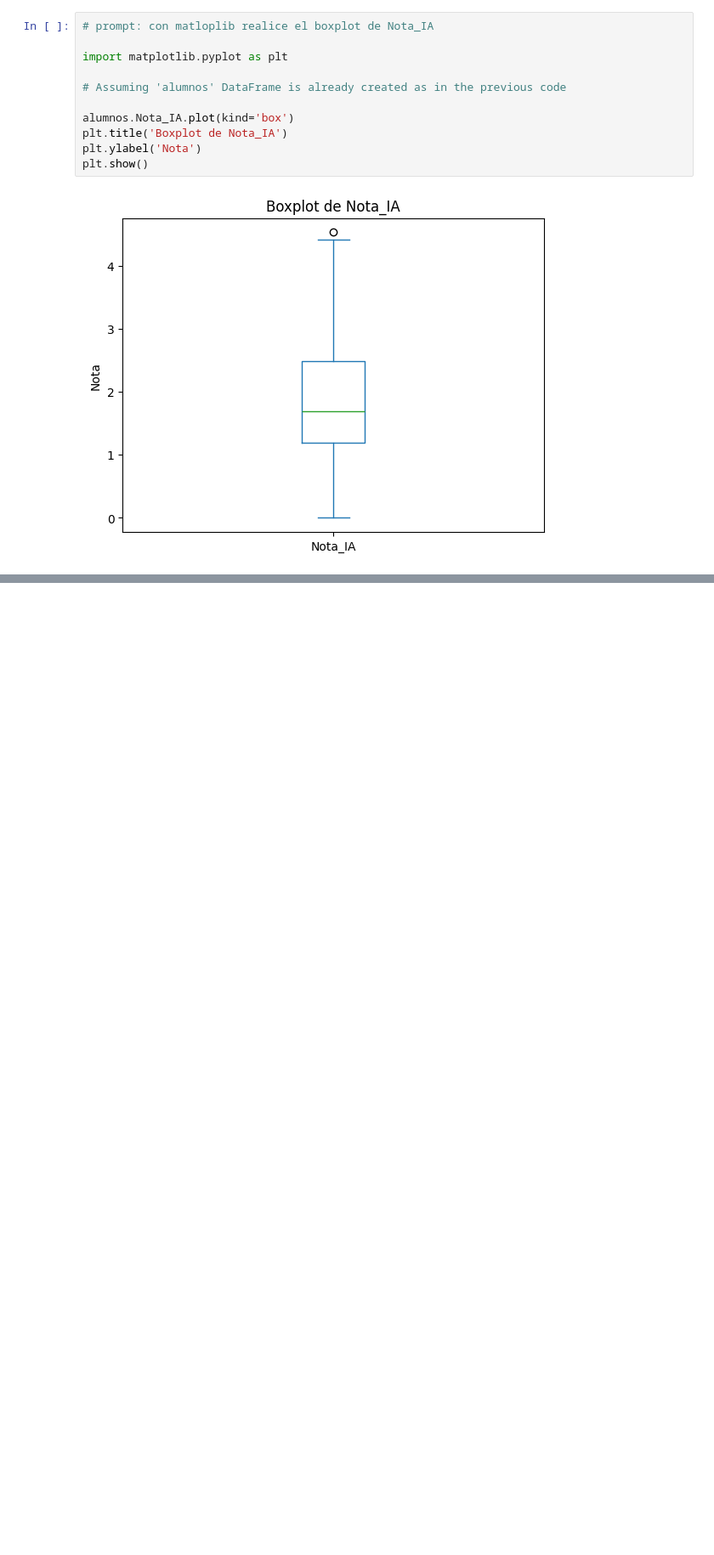
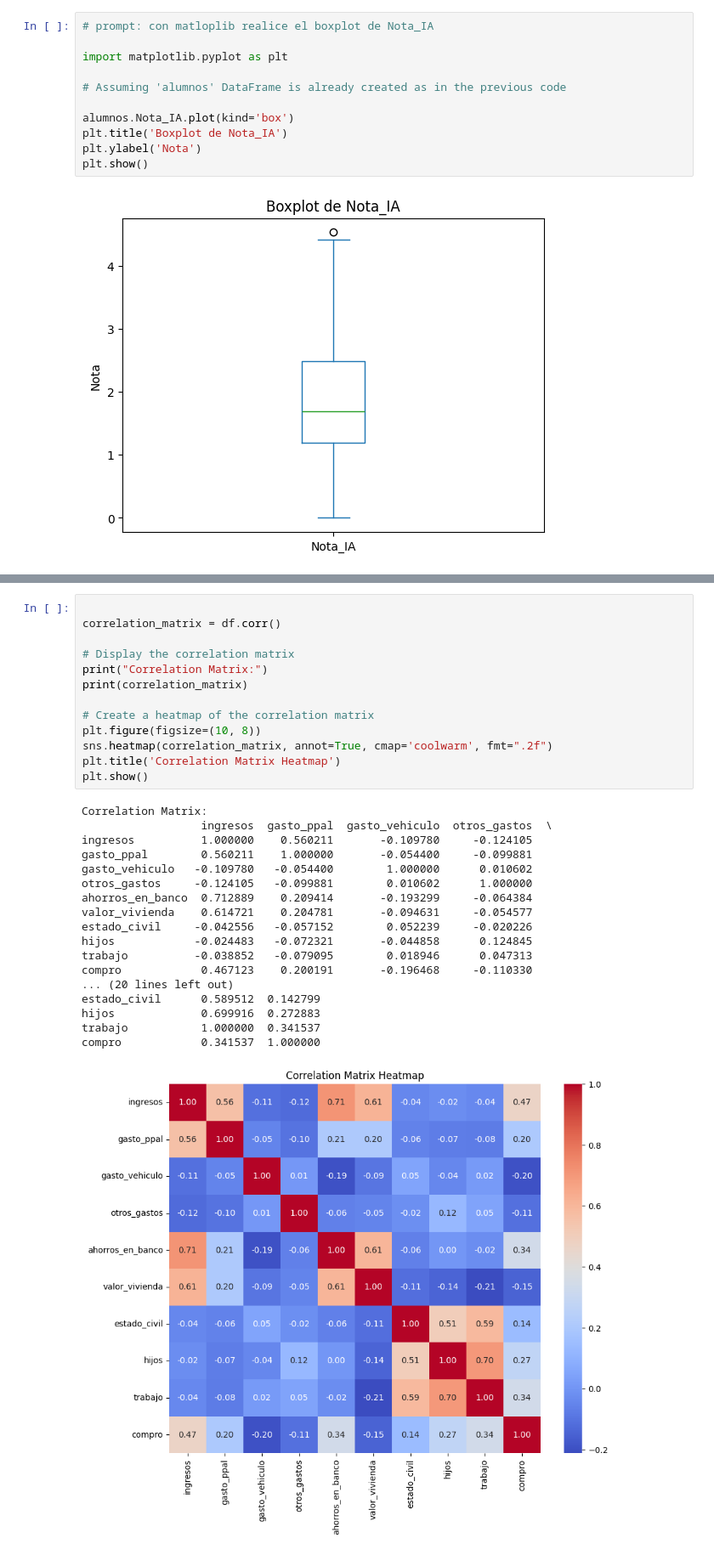
Before and after one commit to MiguelVargaszzz/ClaseInteligenciaArtificial, a Jupyter notebook: EDA_Apuntes_de_Clase.ipynb, the cells around one changed output, grey strips where cells are left out. Shown at 85% size. Drawn from its saved outputs; the diff is of its cells as text; blank space fills up the shorter version.

```diff
--- a/EDA_Apuntes_de_Clase.ipynb
+++ b/EDA_Apuntes_de_Clase.ipynb
@@ -205,0 +295,32 @@ plt.show()
+# %%
+
+correlation_matrix = df.corr()
+
+# Display the correlation matrix
+print("Correlation Matrix:")
+print(correlation_matrix)
+
+# Create a heatmap of the correlation matrix
+plt.figure(figsize=(10, 8))
+sns.heatmap(correlation_matrix, annot=True, cmap='coolwarm', fmt=".2f")
+plt.title('Correlation Matrix Heatmap')
+plt.show()
+# %% [output]
+Correlation Matrix:
+                  ingresos  gasto_ppal  gasto_vehiculo  otros_gastos  \
+ingresos          1.000000    0.560211       -0.109780     -0.124105
+gasto_ppal        0.560211    1.000000       -0.054400     -0.099881
+gasto_vehiculo   -0.109780   -0.054400        1.000000      0.010602
+otros_gastos     -0.124105   -0.099881        0.010602      1.000000
+ahorros_en_banco  0.712889    0.209414       -0.193299     -0.064384
+valor_vivienda    0.614721    0.204781       -0.094631     -0.054577
+estado_civil     -0.042556   -0.057152        0.052239     -0.020226
+hijos            -0.024483   -0.072321       -0.044858      0.124845
+trabajo          -0.038852   -0.079095        0.018946      0.047313
+compro            0.467123    0.200191       -0.196468     -0.110330
+... (20 lines left out)
+estado_civil      0.589512  0.142799
+hijos             0.699916  0.272883
+trabajo           1.000000  0.341537
+compro            0.341537  1.000000
+[figure, added]
```
Also changed, not shown: parts of 4 cells of this notebook.
